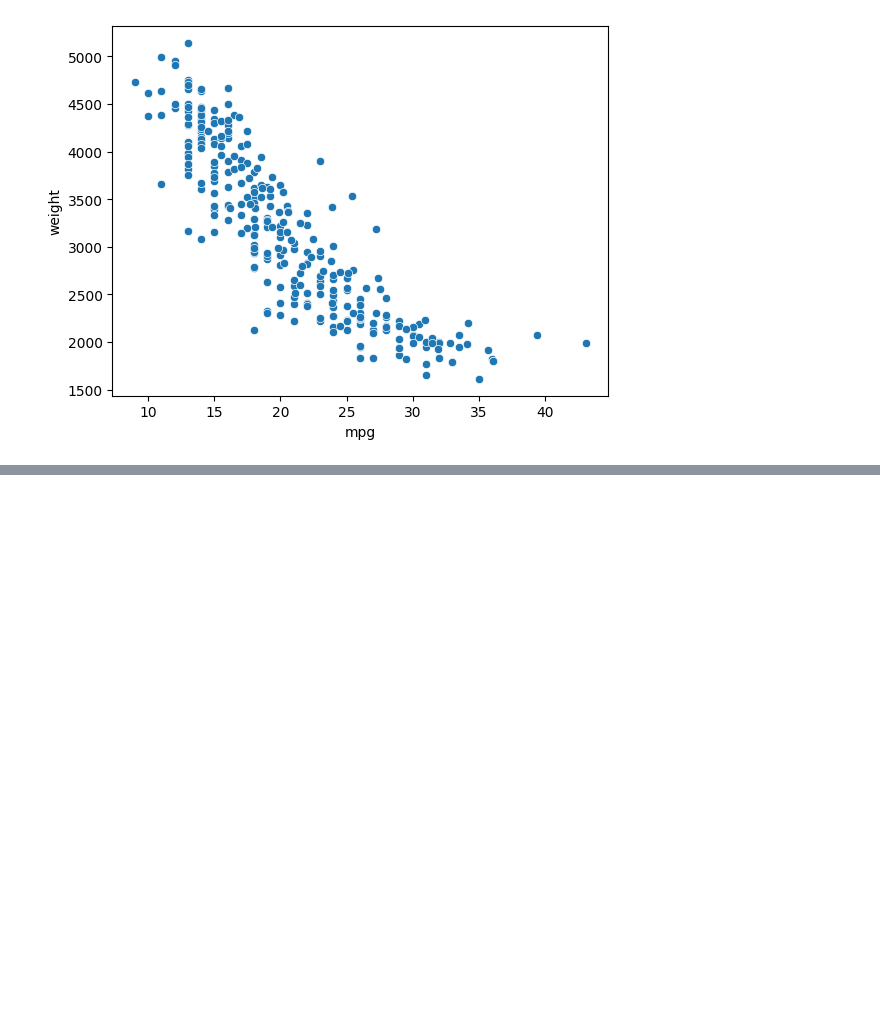
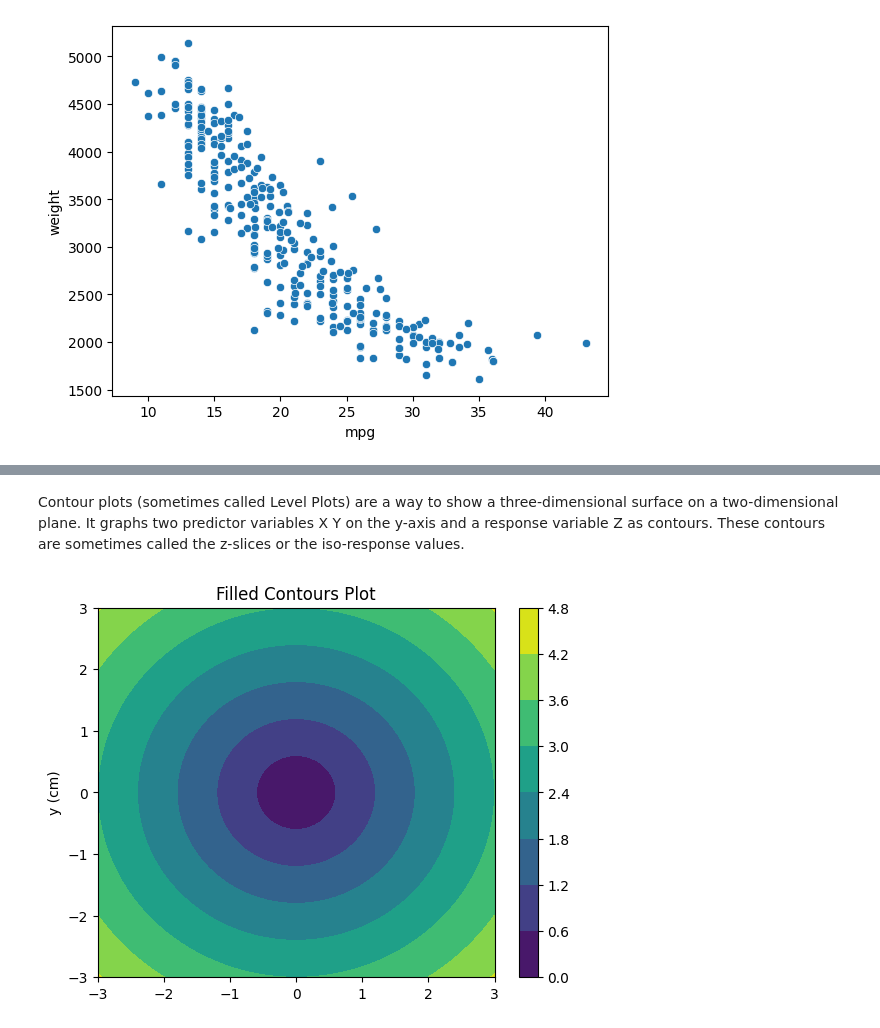
Before and after one commit to santhimaddipudi/Python-work, a Jupyter notebook: ML1_EDA.ipynb, the cells around one changed output, grey strips where cells are left out. Cells and saved outputs as stored; diff of their text form; code cells hidden in the pictures; blank space fills up the shorter version.

```diff
--- a/ML1_EDA.ipynb
+++ b/ML1_EDA.ipynb
@@ -212,0 +290,18 @@ sns.scatterplot(x="mpg", y="weight", data=df);
+# %% [markdown]
+Contour plots (sometimes called Level Plots) are a way to show a three-dimensional surface on a two-dimensional plane. It graphs two predictor variables X Y on the y-axis and a response variable Z as contours. These contours are sometimes called the z-slices or the iso-response values.
+# %%
+import numpy as np
+import matplotlib.pyplot as plt
+xlist = np.linspace(-3.0, 3.0, 100)
+ylist = np.linspace(-3.0, 3.0, 100)
+X, Y = np.meshgrid(xlist, ylist)
+Z = np.sqrt(X**2 + Y**2)
+fig,ax=plt.subplots(1,1)
+cp = ax.contourf(X, Y, Z)
+fig.colorbar(cp) # Add a colorbar to a plot
+ax.set_title('Filled Contours Plot')
+#ax.set_xlabel('x (cm)')
+ax.set_ylabel('y (cm)')
+plt.show()
+# %% [output]
+[figure, added]
```
Also changed, not shown: parts of 9 cells of this notebook.
